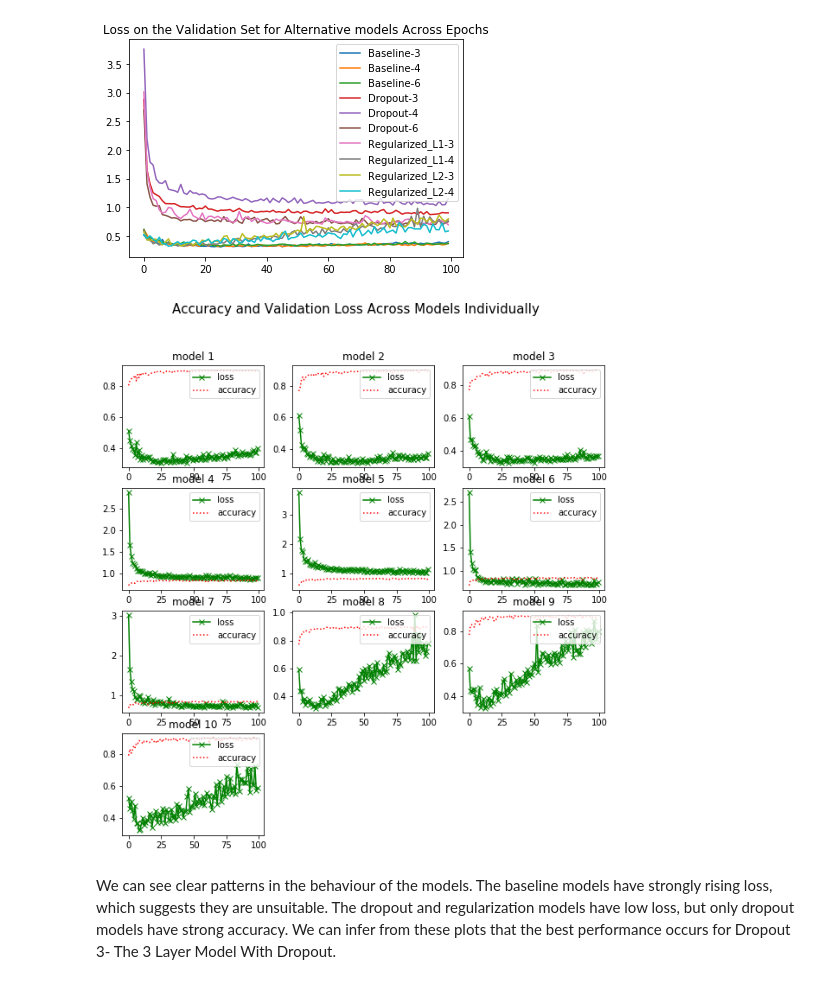
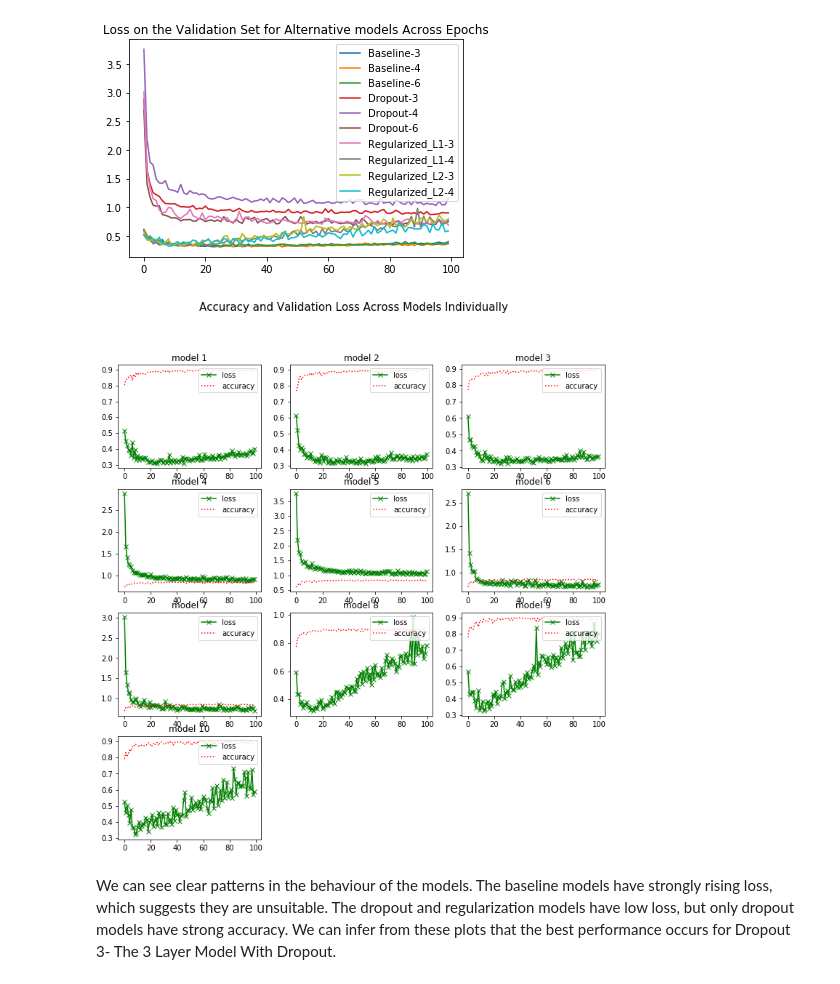
Before and after one commit to css-research/hw01, a Jupyter notebook: Part1.ipynb, the cells around one changed output. Saved outputs shown, nothing was run; the diff lists cells and outputs as text; code cells hidden in the pictures.

```diff
--- a/Part1.ipynb
+++ b/Part1.ipynb
@@ -542,19 +527,20 @@ plt.show()
 # %% [output]
 [figure]
 # %%
-fig = plt.figure(figsize=(10,10))
+#Individual Plots
+fig = plt.figure(figsize=(12,12))
 fig.suptitle('Accuracy and Validation Loss Across Models Individually', fontsize=15)
 for i in range(1, 11):
     current_model = alt_models[i-1]
     val_loss = current_model.history['val_loss']
     val_acc = current_model.history['val_acc']
     ax = fig.add_subplot(4, 3, i)
     ax.plot(np.arange(len(val_loss)), val_loss, label='loss', marker='x', color='green')
     ax.plot(np.arange(len(val_acc)), val_acc, label='accuracy', linestyle=":", color='red')
     ax.legend(loc="upper right")
     ax.set_title("model {}".format(i))
 # %% [output]
-[figure, old version]
+[figure, new version]
 # %% [markdown]
 We can see clear patterns in the behaviour of the models. The baseline models have strongly rising loss, which suggests they are unsuitable. The dropout and regularization models have low loss, but only dropout models have strong accuracy. We can infer from these plots that the best performance occurs for Dropout 3- The 3 Layer Model With Dropout.
 # %%
```
Also changed, not shown: parts of 10 cells of this notebook.
